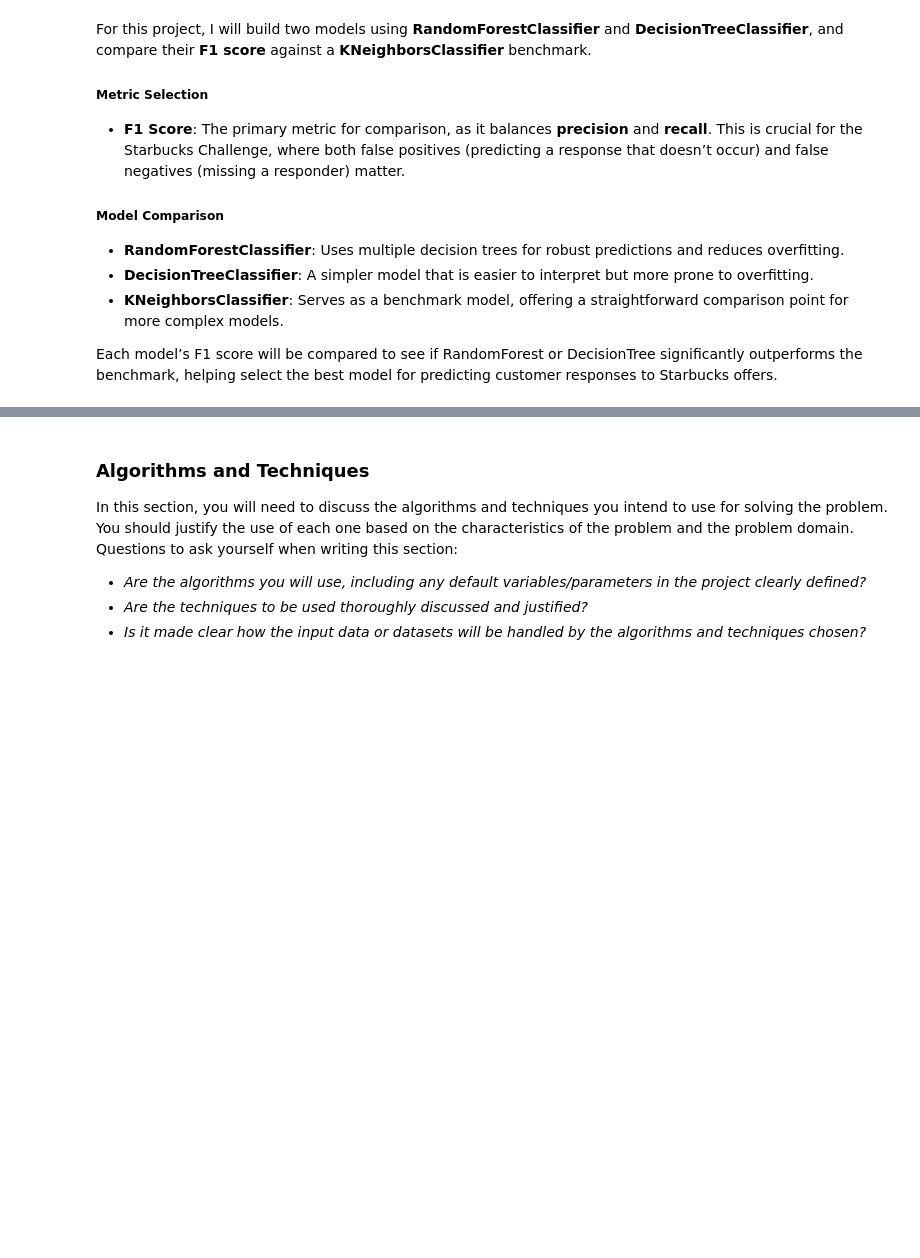
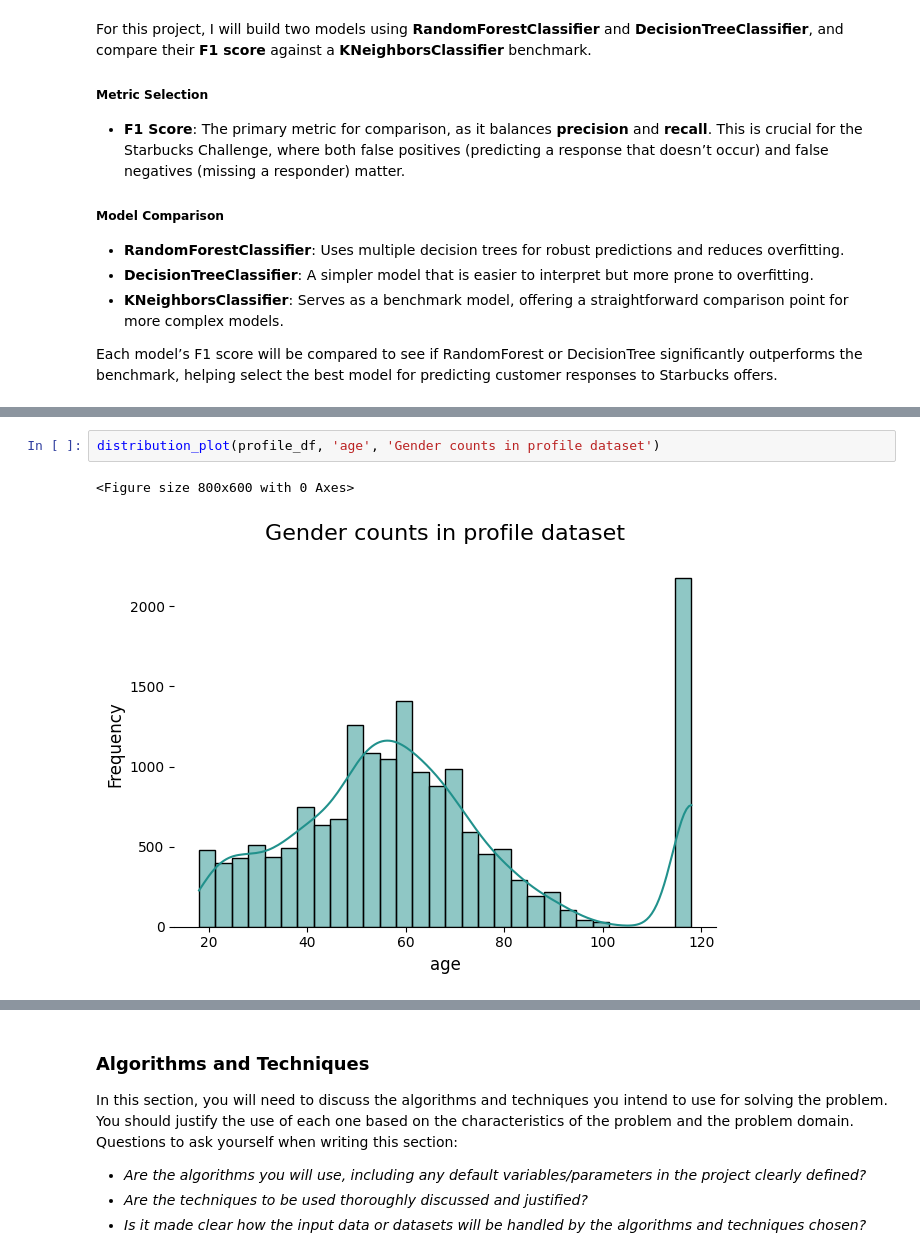
Before and after one commit to Ermess94/capstone-project-udacity, a Jupyter notebook: project_report.ipynb, the cells around one changed output, grey strips where cells are left out. Cells and saved outputs as stored; diff of their text form; blank space fills up the shorter version.

```diff
--- a/project_report.ipynb
+++ b/project_report.ipynb
@@ -84,0 +229,5 @@ In this section, you will need to provide some form of visualization that summar
+# %%
+distribution_plot(profile_df, 'age', 'Gender counts in profile dataset')
+# %% [output]
+<Figure size 800x600 with 0 Axes>
+[figure, added]
```
Also changed, not shown: parts of 37 cells of this notebook.
